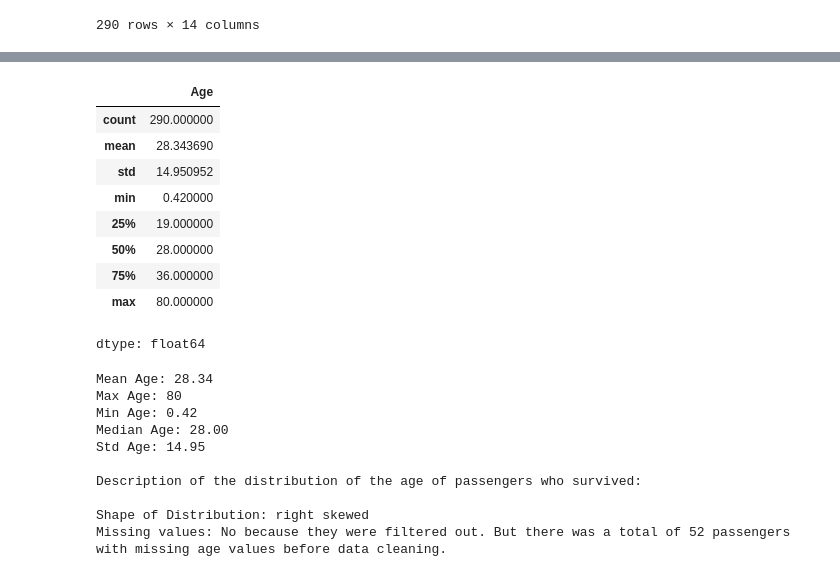
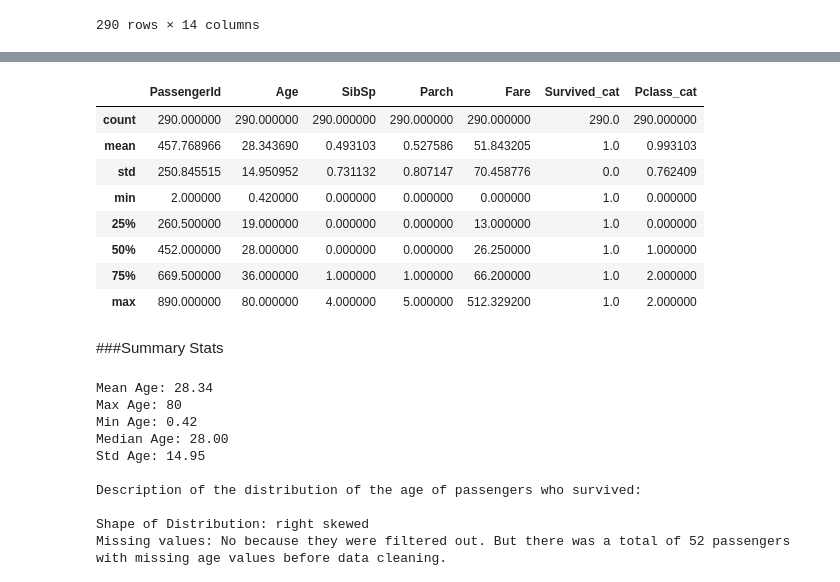
Before and after one commit to mdw223/Data-Science, a Jupyter notebook: mdwensma_HW4.ipynb, the cells around one changed output, grey strips where cells are left out. Saved outputs shown, nothing was run; the diff lists cells and outputs as text; code cells hidden in the pictures.

```diff
--- a/mdwensma_HW4.ipynb
+++ b/mdwensma_HW4.ipynb
@@ -73,0 +9,11 @@ dtype: object
+# %%
+# import pandas: Pandas is a Python library primarily used for data analysis and manipulation. It provides data structures like DataFrames and Series
+import pandas as pd
+
+# load file from github
+github_link = "https://raw.githubusercontent.com/aditimallavarapu/CSC-442/refs/heads/main/titanichw4.csv"
+originial_df = pd.read_csv(github_link)
+
+df = (originial_df.iloc[:, 0:12]).copy() # copy select rows and columns of the dataset
+df["Big"] = "Yes" # adds a column or df.insert(12, 'Big', "Yes")
+df # prints our whole df/table
@@ -74 +50,4 @@ dtype: object
+# %%
+# Remove column
+df.drop('Big', axis=1, inplace=True) # axis=0 means removing a column
 # %%
@@ -291,0 +355,3 @@ plt.show()
+# %%
+survivor_df = (df[df['Survived'] == "Yes"]).copy() # the dataframe with only passengers who survived
+survivor_df
@@ -292,6 +372,5 @@ plt.show()
 # %%
-survivor_df = df[df['Survived'] == "Yes"] # the dataframe with only passengers who
-valid_age_survivor_df = survivor_df[survivor_df["Age"].notnull()] # gets only the rows where the age is valid
+valid_age_survivor_df = (survivor_df[survivor_df["Age"].notnull()]).copy() # gets only the rows where the age is valid
 valid_age_survivor_df # the updated dataframe
 # %% [output]
 |  | PassengerId | Survived | Pclass | Name | Sex | Age | SibSp | Parch | Ticket | Fare | ... |
@@ -324,16 +424,17 @@ array([[<Axes: title={'center': 'PassengerId'}>,
 # %%
-valid_age_survivor_df['Age'].describe()
+valid_age_survivor_df.describe() # some summary statistics
 # %% [output]
-|  | Age |
-| count | 290.000000 |
-| mean | 28.343690 |
-| std | 14.950952 |
-| min | 0.420000 |
-| 25% | 19.000000 |
-| 50% | 28.000000 |
-| 75% | 36.000000 |
-| max | 80.000000 |
+|  | PassengerId | Age | SibSp | Parch | Fare | Survived_cat | Pclass_cat |
+| count | 290.000000 | 290.000000 | 290.000000 | 290.000000 | 290.000000 | 290.0 | 290.000000 |
+| mean | 457.768966 | 28.343690 | 0.493103 | 0.527586 | 51.843205 | 1.0 | 0.993103 |
+| std | 250.845515 | 14.950952 | 0.731132 | 0.807147 | 70.458776 | 0.0 | 0.762409 |
+| min | 2.000000 | 0.420000 | 0.000000 | 0.000000 | 0.000000 | 1.0 | 0.000000 |
+| 25% | 260.500000 | 19.000000 | 0.000000 | 0.000000 | 13.000000 | 1.0 | 0.000000 |
+| 50% | 452.000000 | 28.000000 | 0.000000 | 0.000000 | 26.250000 | 1.0 | 1.000000 |
+| 75% | 669.500000 | 36.000000 | 1.000000 | 1.000000 | 66.200000 | 1.0 | 2.000000 |
+| max | 890.000000 | 80.000000 | 4.000000 | 5.000000 | 512.329200 | 1.0 | 2.000000 |
-dtype: float64
+# %% [markdown]
+###Summary Stats
 # %%
 mean = valid_age_survivor_df['Age'].mean()
 median = valid_age_survivor_df['Age'].median()
```
Also changed, not shown: parts of 50 cells of this notebook.
